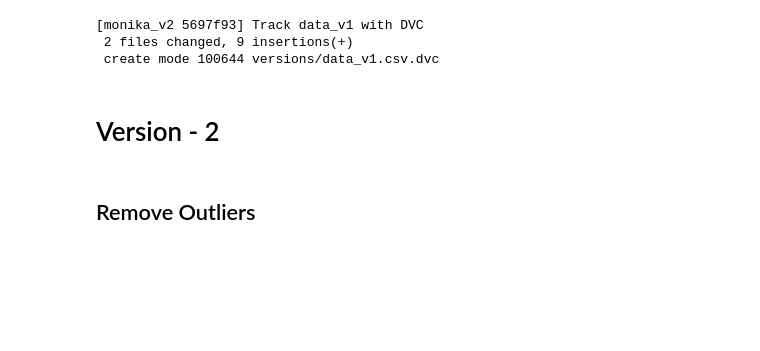
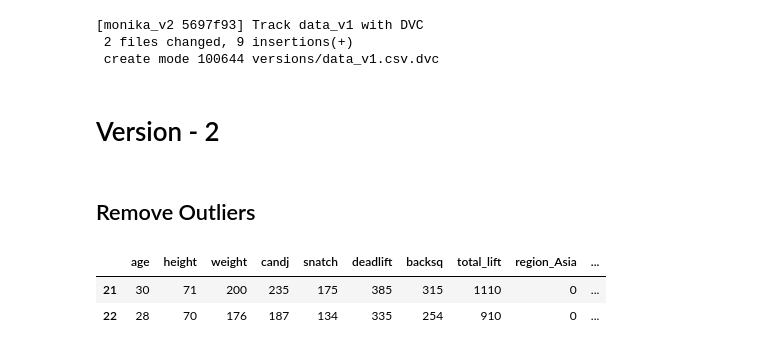
Before and after one commit to mariafshan/adsp_ml_ops, a Jupyter notebook: data.ipynb, the cells around one changed output. Cells and saved outputs as stored; diff of their text form; code cells hidden in the pictures; blank space fills up the shorter version.

```diff
--- a/data.ipynb
+++ b/data.ipynb
@@ -317,3 +317,9 @@ data = data[
 data = data[(data['candj'] > 0) & (data['candj'] <= 395)]
 data = data[(data['snatch'] > 0) & (data['snatch'] <= 496)]
 data = data[(data['backsq'] > 0) & (data['backsq'] <= 1069)]
+# %%
+data.head(2)
+# %% [output]
+|  | age | height | weight | candj | snatch | deadlift | backsq | total_lift | region_Asia | ... |
+| 21 | 30 | 71 | 200 | 235 | 175 | 385 | 315 | 1110 | 0 | ... |
+| 22 | 28 | 70 | 176 | 187 | 134 | 335 | 254 | 910 | 0 | ... |
```
Also changed, not shown: parts of 13 cells of this notebook, 5 other files.
